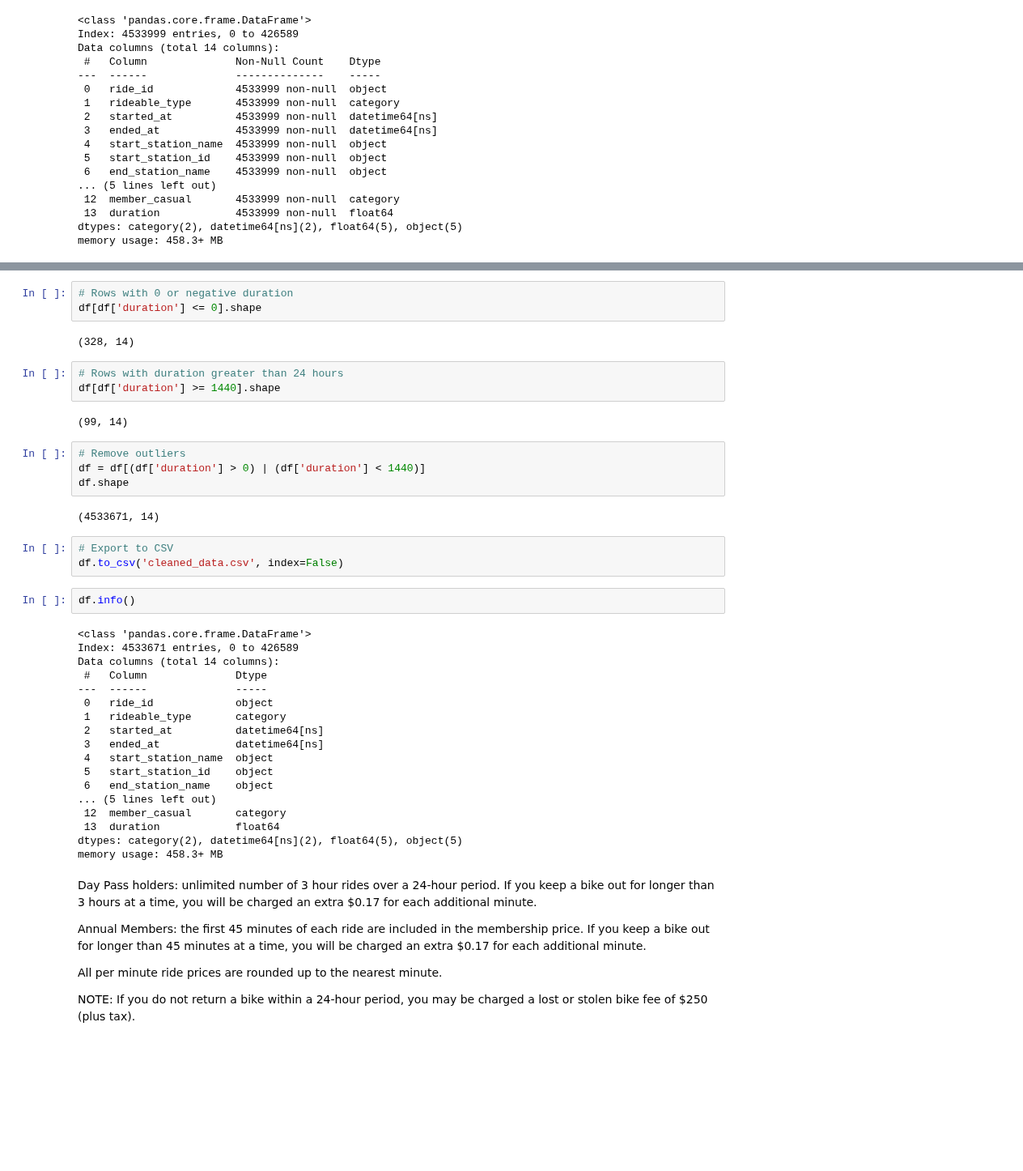
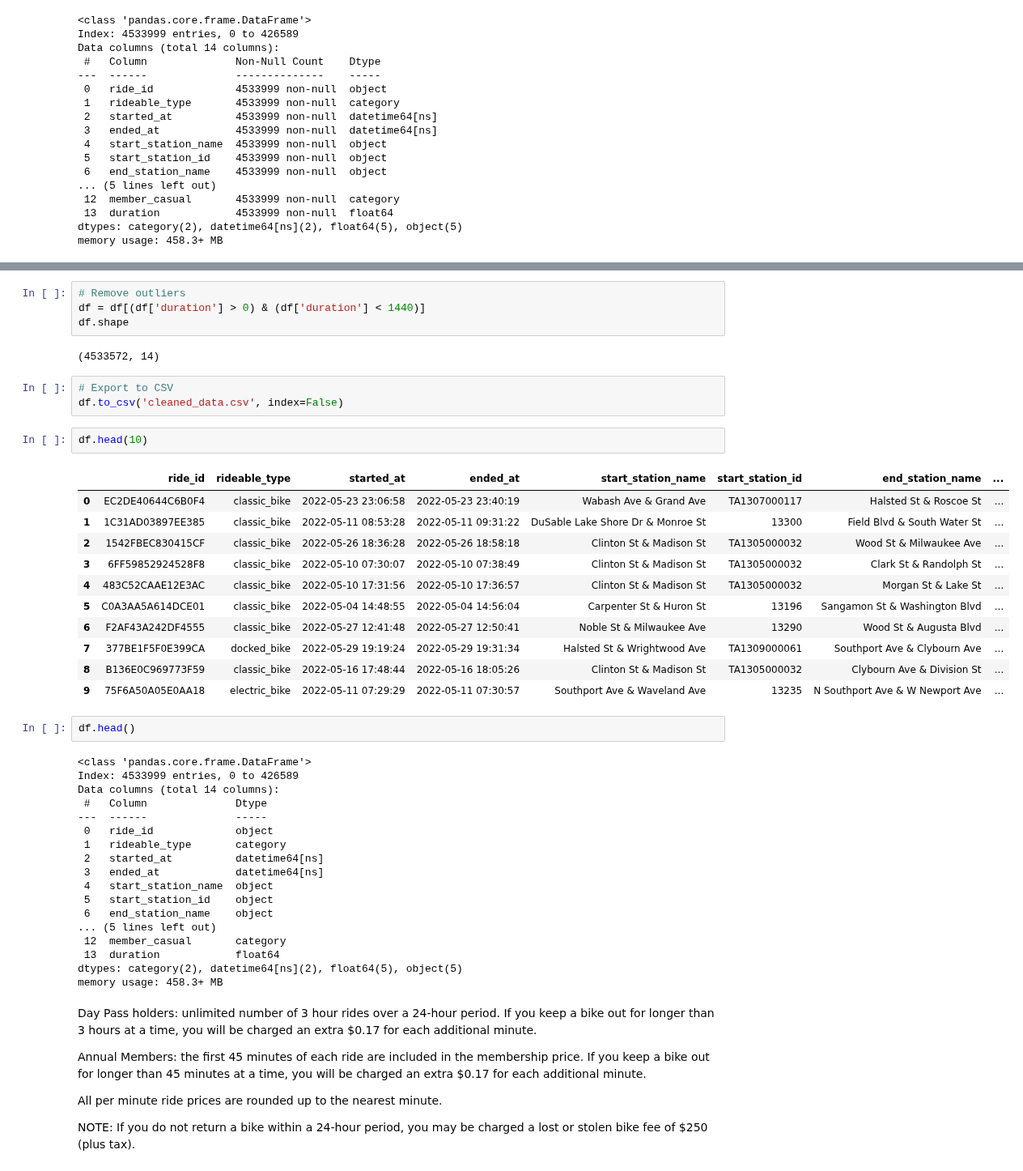
Before and after one commit to andyguo0228/bike_share_python, a Jupyter notebook: scratchbook.ipynb, the cells around one changed output, grey strips where cells are left out. Shown at 81% size. Saved outputs shown, nothing was run; the diff lists cells and outputs as text; blank space fills up the shorter version.

```diff
--- a/scratchbook.ipynb
+++ b/scratchbook.ipynb
@@ -189,27 +198,31 @@ df.describe(include='all')
 # %%
-# Rows with 0 or negative duration
-df[df['duration'] <= 0].shape
+# Remove outliers
+df = df[(df['duration'] > 0) & (df['duration'] < 1440)]
+df.shape
 # %% [output]
-(328, 14)
+(4533572, 14)
-# %%
-# Rows with duration greater than 24 hours
-df[df['duration'] >= 1440].shape
-# %% [output]
-(99, 14)
-# %%
-# Remove outliers
-df = df[(df['duration'] > 0) | (df['duration'] < 1440)]
-df.shape
-# %% [output]
-(4533671, 14)
 # %%
 # Export to CSV
 df.to_csv('cleaned_data.csv', index=False)
+# %%
+df.head(10)
+# %% [output]
+|  | ride_id | rideable_type | started_at | ended_at | start_station_name | start_station_id | end_station_name | ... |
+| 0 | EC2DE40644C6B0F4 | classic_bike | 2022-05-23 23:06:58 | 2022-05-23 23:40:19 | Wabash Ave & Grand Ave | TA1307000117 | Halsted St & Roscoe St | ... |
+| 1 | 1C31AD03897EE385 | classic_bike | 2022-05-11 08:53:28 | 2022-05-11 09:31:22 | DuSable Lake Shore Dr & Monroe St | 13300 | Field Blvd & South Water St | ... |
+| 2 | 1542FBEC830415CF | classic_bike | 2022-05-26 18:36:28 | 2022-05-26 18:58:18 | Clinton St & Madison St | TA1305000032 | Wood St & Milwaukee Ave | ... |
+| 3 | 6FF59852924528F8 | classic_bike | 2022-05-10 07:30:07 | 2022-05-10 07:38:49 | Clinton St & Madison St | TA1305000032 | Clark St & Randolph St | ... |
+| 4 | 483C52CAAE12E3AC | classic_bike | 2022-05-10 17:31:56 | 2022-05-10 17:36:57 | Clinton St & Madison St | TA1305000032 | Morgan St & Lake St | ... |
+| 5 | C0A3AA5A614DCE01 | classic_bike | 2022-05-04 14:48:55 | 2022-05-04 14:56:04 | Carpenter St & Huron St | 13196 | Sangamon St & Washington Blvd | ... |
+| 6 | F2AF43A242DF4555 | classic_bike | 2022-05-27 12:41:48 | 2022-05-27 12:50:41 | Noble St & Milwaukee Ave | 13290 | Wood St & Augusta Blvd | ... |
+| 7 | 377BE1F5F0E399CA | docked_bike | 2022-05-29 19:19:24 | 2022-05-29 19:31:34 | Halsted St & Wrightwood Ave | TA1309000061 | Southport Ave & Clybourn Ave | ... |
+| 8 | B136E0C969773F59 | classic_bike | 2022-05-16 17:48:44 | 2022-05-16 18:05:26 | Clinton St & Madison St | TA1305000032 | Clybourn Ave & Division St | ... |
+| 9 | 75F6A50A05E0AA18 | electric_bike | 2022-05-11 07:29:29 | 2022-05-11 07:30:57 | Southport Ave & Waveland Ave | 13235 | N Southport Ave & W Newport Ave | ... |
 # %%
-df.info()
+df.head()
 # %% [output]
 <class 'pandas.core.frame.DataFrame'>
-Index: 4533671 entries, 0 to 426589
+Index: 4533999 entries, 0 to 426589
 Data columns (total 14 columns):
  #   Column              Dtype
 ---  ------              -----
```
Also changed, not shown: parts of 4 cells of this notebook.
